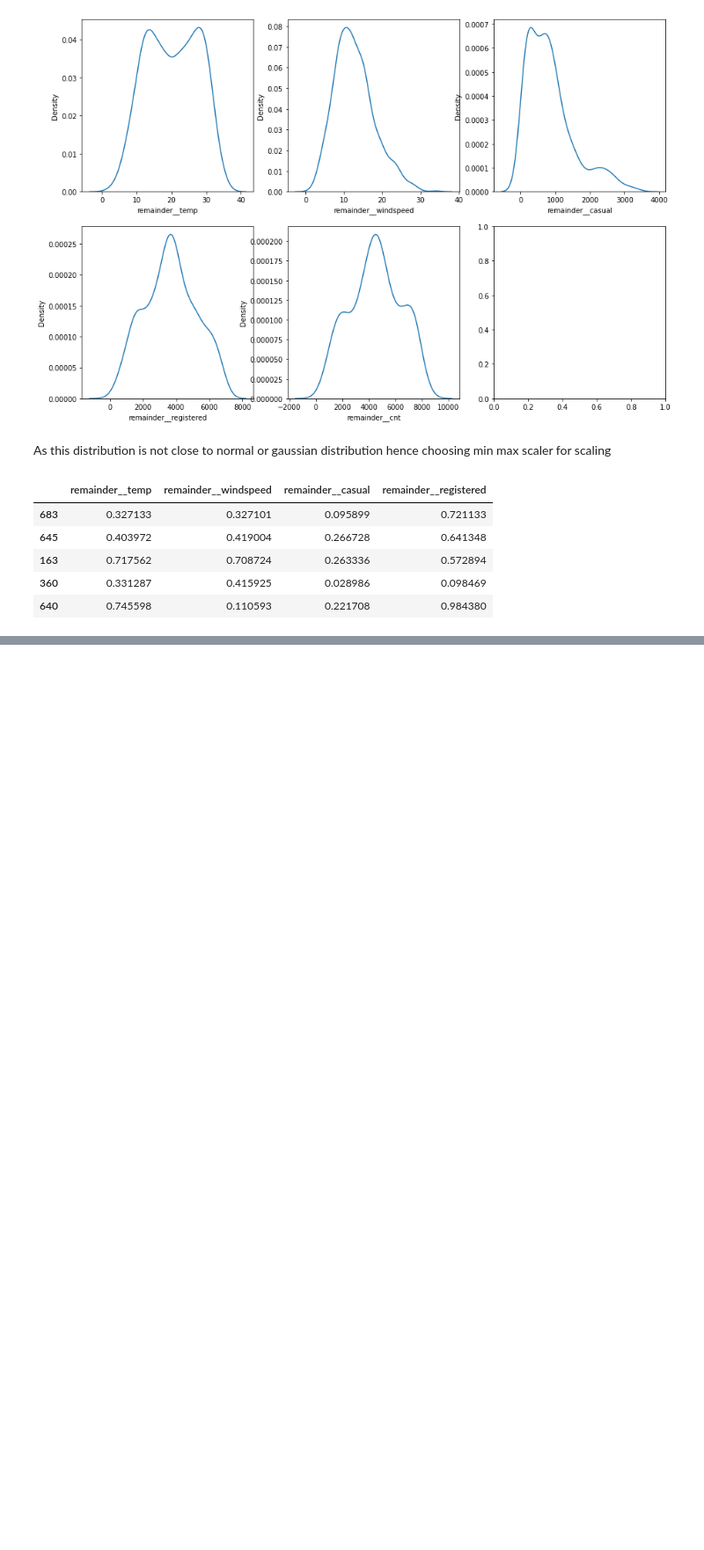
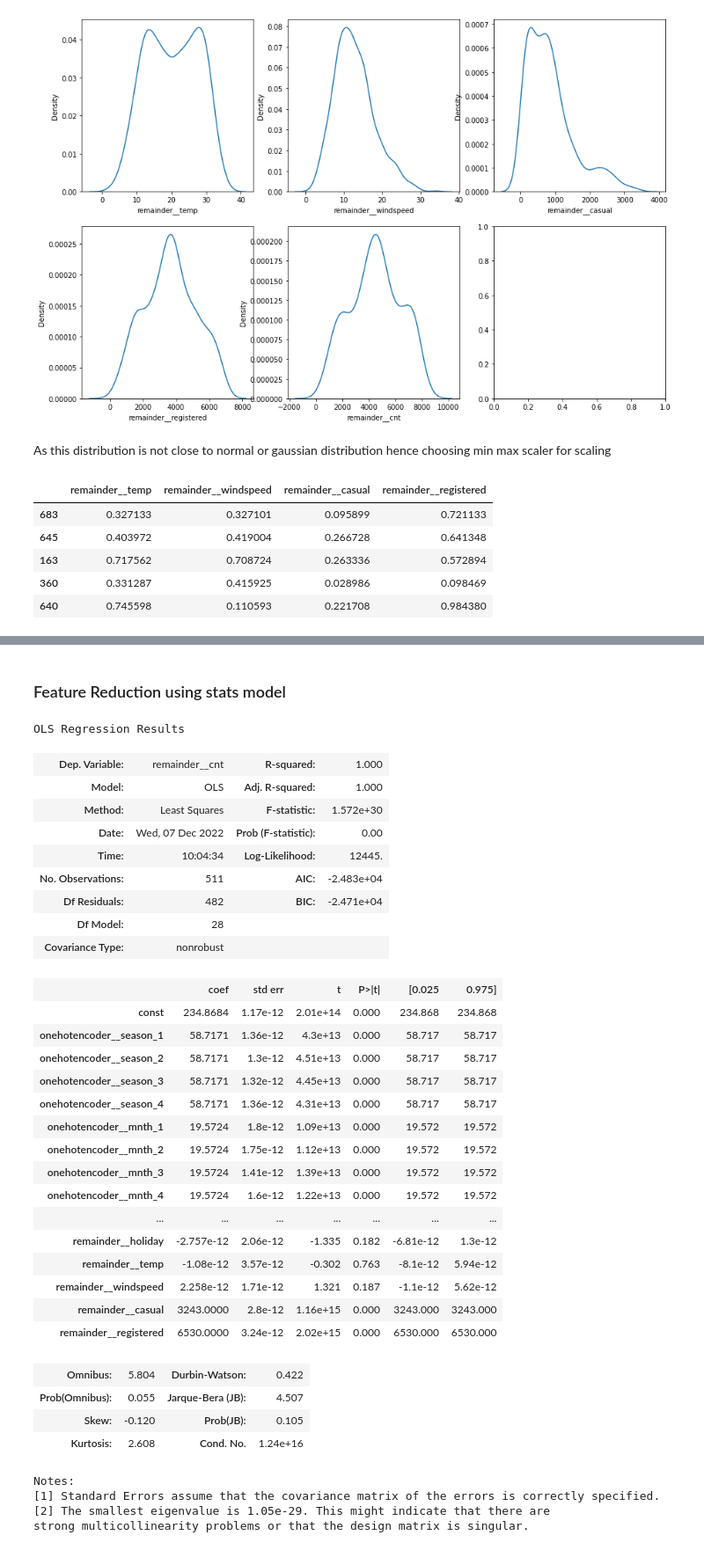
Before and after one commit to hargurjeet/Bike_Sharing_Case_Study, a Jupyter notebook: Bike_Sharing_Case_Study.ipynb, the cells around one changed output, grey strips where cells are left out. Shown at 88% size. Drawn from its saved outputs; the diff is of its cells as text; code cells hidden in the pictures; blank space fills up the shorter version.

Commit message:
feature reduction completed

```diff
--- a/Bike_Sharing_Case_Study.ipynb
+++ b/Bike_Sharing_Case_Study.ipynb
@@ -227,0 +240,49 @@ X_train[numberic_variable].head()
+# %% [markdown]
+### Feature Reduction using stats model
+# %%
+# build the model with all variables
+X_train_sm = sm.add_constant(X_train)
+
+#create model
+lr = sm.OLS(y_train, X_train_sm)
+
+#fit
+lr_model=lr.fit()
+
+#params
+lr_model.summary()
+# %% [output]
+OLS Regression Results
+| Dep. Variable: | remainder__cnt | R-squared: | 1.000 |
+| Model: | OLS | Adj. R-squared: | 1.000 |
+| Method: | Least Squares | F-statistic: | 1.572e+30 |
+| Date: | Wed, 07 Dec 2022 | Prob (F-statistic): | 0.00 |
+| Time: | 10:04:34 | Log-Likelihood: | 12445. |
+| No. Observations: | 511 | AIC: | -2.483e+04 |
+| Df Residuals: | 482 | BIC: | -2.471e+04 |
+| Df Model: | 28 |  |  |
+| Covariance Type: | nonrobust |  |  |
+|  | coef | std err | t | P>|t| | [0.025 | 0.975] |
+| const | 234.8684 | 1.17e-12 | 2.01e+14 | 0.000 | 234.868 | 234.868 |
+| onehotencoder__season_1 | 58.7171 | 1.36e-12 | 4.3e+13 | 0.000 | 58.717 | 58.717 |
+| onehotencoder__season_2 | 58.7171 | 1.3e-12 | 4.51e+13 | 0.000 | 58.717 | 58.717 |
+| onehotencoder__season_3 | 58.7171 | 1.32e-12 | 4.45e+13 | 0.000 | 58.717 | 58.717 |
+| onehotencoder__season_4 | 58.7171 | 1.36e-12 | 4.31e+13 | 0.000 | 58.717 | 58.717 |
+| onehotencoder__mnth_1 | 19.5724 | 1.8e-12 | 1.09e+13 | 0.000 | 19.572 | 19.572 |
+| onehotencoder__mnth_2 | 19.5724 | 1.75e-12 | 1.12e+13 | 0.000 | 19.572 | 19.572 |
+| onehotencoder__mnth_3 | 19.5724 | 1.41e-12 | 1.39e+13 | 0.000 | 19.572 | 19.572 |
+| onehotencoder__mnth_4 | 19.5724 | 1.6e-12 | 1.22e+13 | 0.000 | 19.572 | 19.572 |
+| ... | ... | ... | ... | ... | ... | ... |
+| remainder__holiday | -2.757e-12 | 2.06e-12 | -1.335 | 0.182 | -6.81e-12 | 1.3e-12 |
+| remainder__temp | -1.08e-12 | 3.57e-12 | -0.302 | 0.763 | -8.1e-12 | 5.94e-12 |
+| remainder__windspeed | 2.258e-12 | 1.71e-12 | 1.321 | 0.187 | -1.1e-12 | 5.62e-12 |
+| remainder__casual | 3243.0000 | 2.8e-12 | 1.16e+15 | 0.000 | 3243.000 | 3243.000 |
+| remainder__registered | 6530.0000 | 3.24e-12 | 2.02e+15 | 0.000 | 6530.000 | 6530.000 |
+| Omnibus: | 5.804 | Durbin-Watson: | 0.422 |
+| Prob(Omnibus): | 0.055 | Jarque-Bera (JB): | 4.507 |
+| Skew: | -0.120 | Prob(JB): | 0.105 |
+| Kurtosis: | 2.608 | Cond. No. | 1.24e+16 |
+Notes:
+[1] Standard Errors assume that the covariance matrix of the errors is correctly specified.
+[2] The smallest eigenvalue is 1.05e-29. This might indicate that there are
+strong multicollinearity problems or that the design matrix is singular.
```
Also changed, not shown: parts of 13 cells of this notebook.
